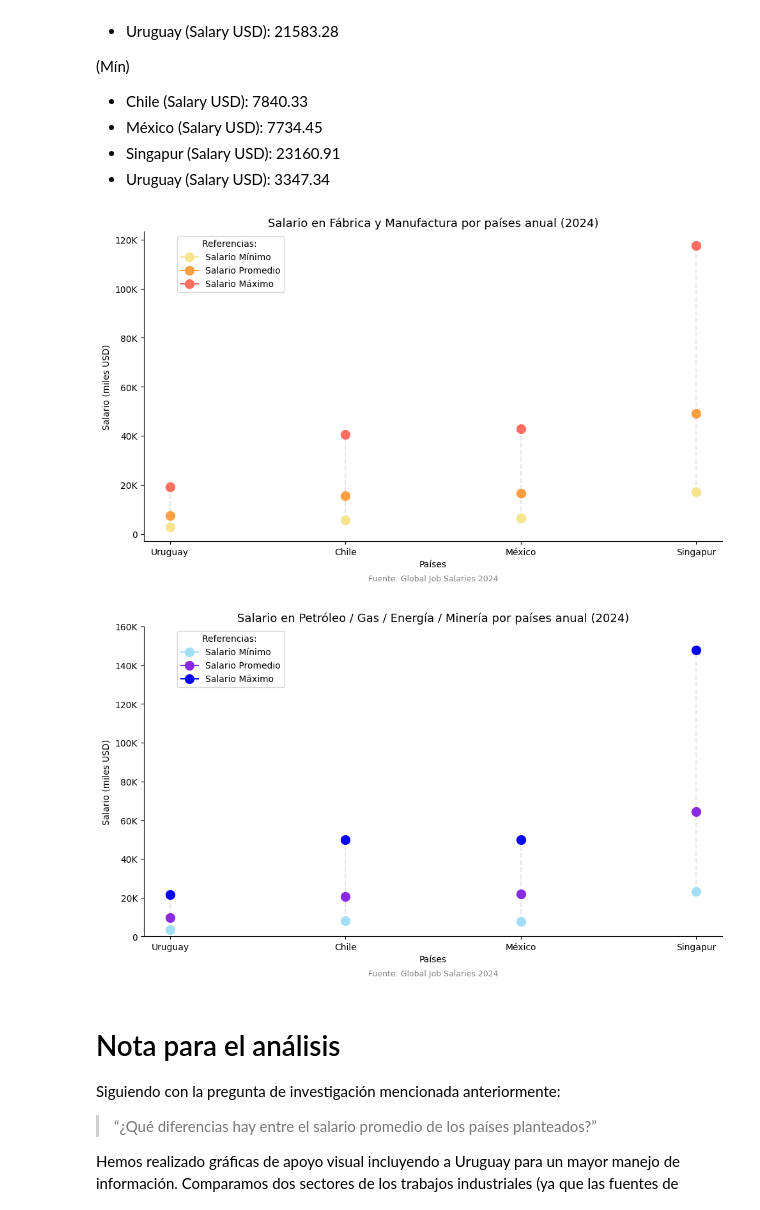
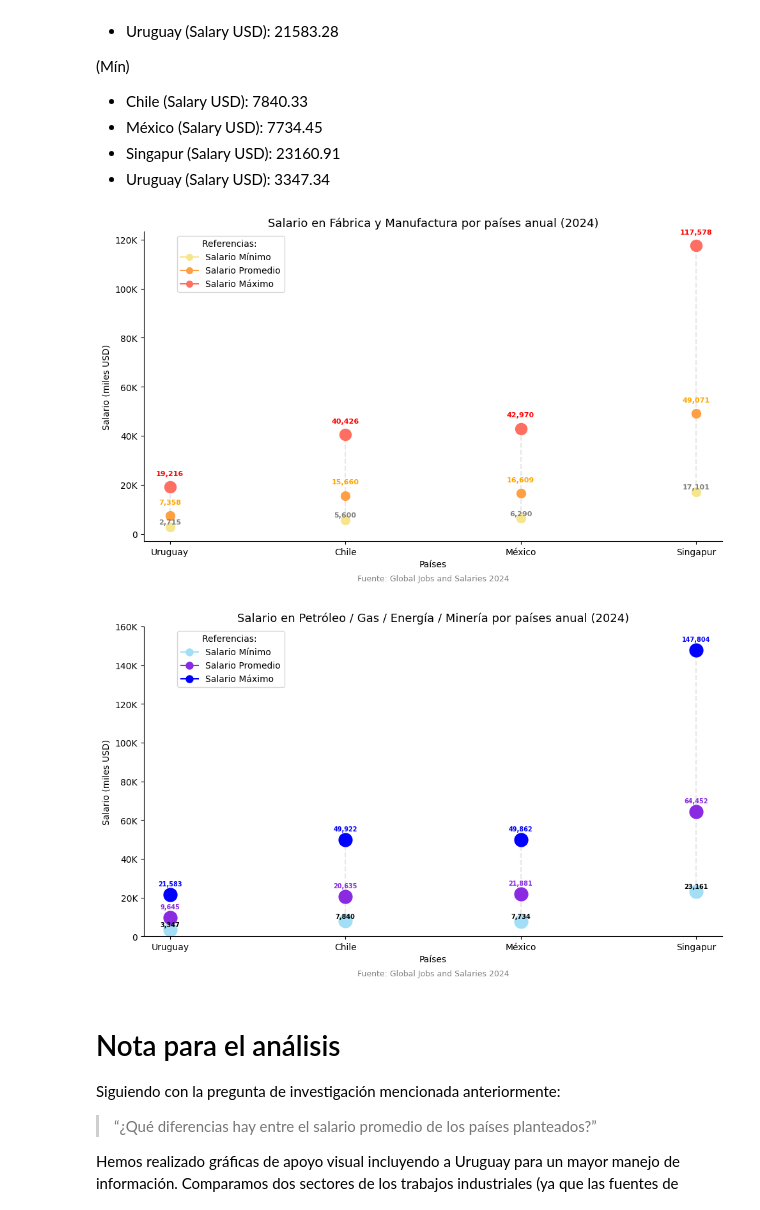
Before and after one commit to BiancaMansillaCosta/Project-3, a Jupyter notebook: Project3.ipynb, the cells around one changed output. Saved outputs shown, nothing was run; the diff lists cells and outputs as text; code cells hidden in the pictures.

```diff
--- a/Project3.ipynb
+++ b/Project3.ipynb
@@ -238,40 +238,44 @@ countries = df['Country'].tolist()
 
 for i, country in enumerate(countries):
     min_salary = df[df['Country'] == country]['Min'].values[0]
     mean_salary = df[df['Country'] == country]['Promedio'].values[0]
     max_salary = df[df['Country'] == country]['Max'].values[0]
 
     ax.plot([country, country], [min_salary, max_salary], color=pastel_colors['line'], linestyle='--', alpha=0.5)
 
     ax.plot(country, min_salary, marker='o', color=pastel_colors['min'], markersize=10)
+    ax.text(country, min_salary + 2000, f'{min_salary:,.0f}', color='grey', ha='center', va='center', fontsize=8, fontweight='bold')
+
     ax.plot(country, mean_salary, marker='o', color=pastel_colors['mean'], markersize=10)
-    ax.plot(country, max_salary, marker='o', color=pastel_colors['max'], markersize=10)
+    ax.text(country, mean_salary + 5500, f'{mean_salary:,.0f}', color='orange', ha='center', va='center', fontsize=8, fontweight='bold')
+
+    ax.plot(country, max_salary, marker='o', color=pastel_colors['max'], markersize=13)
+    ax.text(country, max_salary + 5500, f'{max_salary:,.0f}', color='red', ha='center', va='center', fontsize=8, fontweight='bold')
 
 ax.set_title('Salario en Fábrica y Manufactura por países anual (2024)', fontsize=13, ha="center")
 ax.set_xlabel('Países', fontsize=10)
 ax.set_ylabel('Salario (miles USD)', fontsize=10)
 
 ax.set_xticks(countries)
 ax.set_xticklabels(countries, rotation=0, ha="center")
 
 ax.spines['right'].set_visible(False)
 ax.spines['top'].set_visible(False)
 
 ax.yaxis.set_major_formatter(FuncFormatter(abbreviate_number))
 
-ax.plot([], [], color=pastel_colors['min'], label='Salario Mínimo', marker='o', markersize=10)
-ax.plot([], [], color=pastel_colors['mean'], label='Salario Promedio', marker='o', markersize=10)
-ax.plot([], [], color=pastel_colors['max'], label='Salario Máximo', marker='o', markersize=10)
+ax.plot([], [], color=pastel_colors['min'], label='Salario Mínimo', marker='o', markersize=7)
+ax.plot([], [], color=pastel_colors['mean'], label='Salario Promedio', marker='o', markersize=7)
+ax.plot([], [], color=pastel_colors['max'], label='Salario Máximo', marker='o', markersize=7)
 
 ax.legend(title="Referencias: ", loc='upper left', bbox_to_anchor=(0.05, 1), frameon=True)
 
-plt.text(0.5, -0.12, 'Fuente: Global Job Salaries 2024', ha='center', va='center', fontsize=9, color='gray', transform=ax.transAxes)
+plt.text(0.5, -0.12, 'Fuente: Global Jobs and Salaries 2024', ha='center', va='center', fontsize=9, color='gray', transform=ax.transAxes)
 
 plt.tight_layout()
-
 plt.show()
 # %% [output]
-[figure, old version]
+[figure, new version]
 # %%
 import pandas as pd
 import matplotlib.pyplot as plt
@@ -309,9 +313,14 @@ for i, country in enumerate(df['Country']):
     max_salary = df[df['Country'] == country]['Max'].values[0]
 
     ax.plot([country, country], [min_salary, max_salary], color=degraded_colors['line'], linestyle='--', alpha=0.5)
-    ax.plot(country, min_salary, marker='o', color=degraded_colors['min'], markersize=10)
-    ax.plot(country, mean_salary, marker='o', color=degraded_colors['mean'], markersize=10)
-    ax.plot(country, max_salary, marker='o', color=degraded_colors['max'], markersize=10)
+
+    ax.plot(country, min_salary, marker='o', color=degraded_colors['min'], markersize=15)
+    ax.plot(country, mean_salary, marker='o', color=degraded_colors['mean'], markersize=15)
+    ax.plot(country, max_salary, marker='o', color=degraded_colors['max'], markersize=15)
+
+    ax.text(country, min_salary + 2500, f'{min_salary:,.0f}', color='black', ha='center', va='center', fontsize=7, fontweight='bold')
+    ax.text(country, mean_salary + 5500, f'{mean_salary:,.0f}', color='#8A2BE2', ha='center', va='center', fontsize=7, fontweight='bold')
+    ax.text(country, max_salary + 5500, f'{max_salary:,.0f}', color='#0000FF', ha='center', va='center', fontsize=7, fontweight='bold')
 
 ax.set_title('Salario en Petróleo / Gas / Energía / Minería por países anual (2024)', fontsize=13, ha="center")
 ax.set_xlabel('Países', fontsize=10)
@@ -326,19 +335,18 @@ ax.yaxis.set_major_formatter(FuncFormatter(abbreviate_number))
 ax.spines['right'].set_visible(False)
 ax.spines['top'].set_visible(False)
 
-ax.plot([], [], color=degraded_colors['min'], label='Salario Mínimo', marker='o', markersize=10)
-ax.plot([], [], color=degraded_colors['mean'], label='Salario Promedio', marker='o', markersize=10)
-ax.plot([], [], color=degraded_colors['max'], label='Salario Máximo', marker='o', markersize=10)
+ax.plot([], [], color=degraded_colors['min'], label='Salario Mínimo', marker='o', markersize=8)
+ax.plot([], [], color=degraded_colors['mean'], label='Salario Promedio', marker='o', markersize=8)
+ax.plot([], [], color=degraded_colors['max'], label='Salario Máximo', marker='o', markersize=8)
 
 ax.legend(title="Referencias: ", bbox_to_anchor=(0.05, 1), loc='upper left', frameon=True)
 
-plt.text(0.5, -0.12, 'Fuente: Global Job Salaries 2024', ha='center', va='center', fontsize=9, color='gray', transform=ax.transAxes)
+plt.text(0.5, -0.12, 'Fuente: Global Jobs and Salaries 2024', ha='center', va='center', fontsize=9, color='gray', transform=ax.transAxes)
 
 plt.tight_layout()
-
 plt.show()
 # %% [output]
-[figure, old version]
+[figure, new version]
 # %% [markdown]
 # Nota para el análisis
 Siguiendo con la pregunta de investigación mencionada anteriormente:
```
Also changed, not shown: parts of 2 cells of this notebook.
